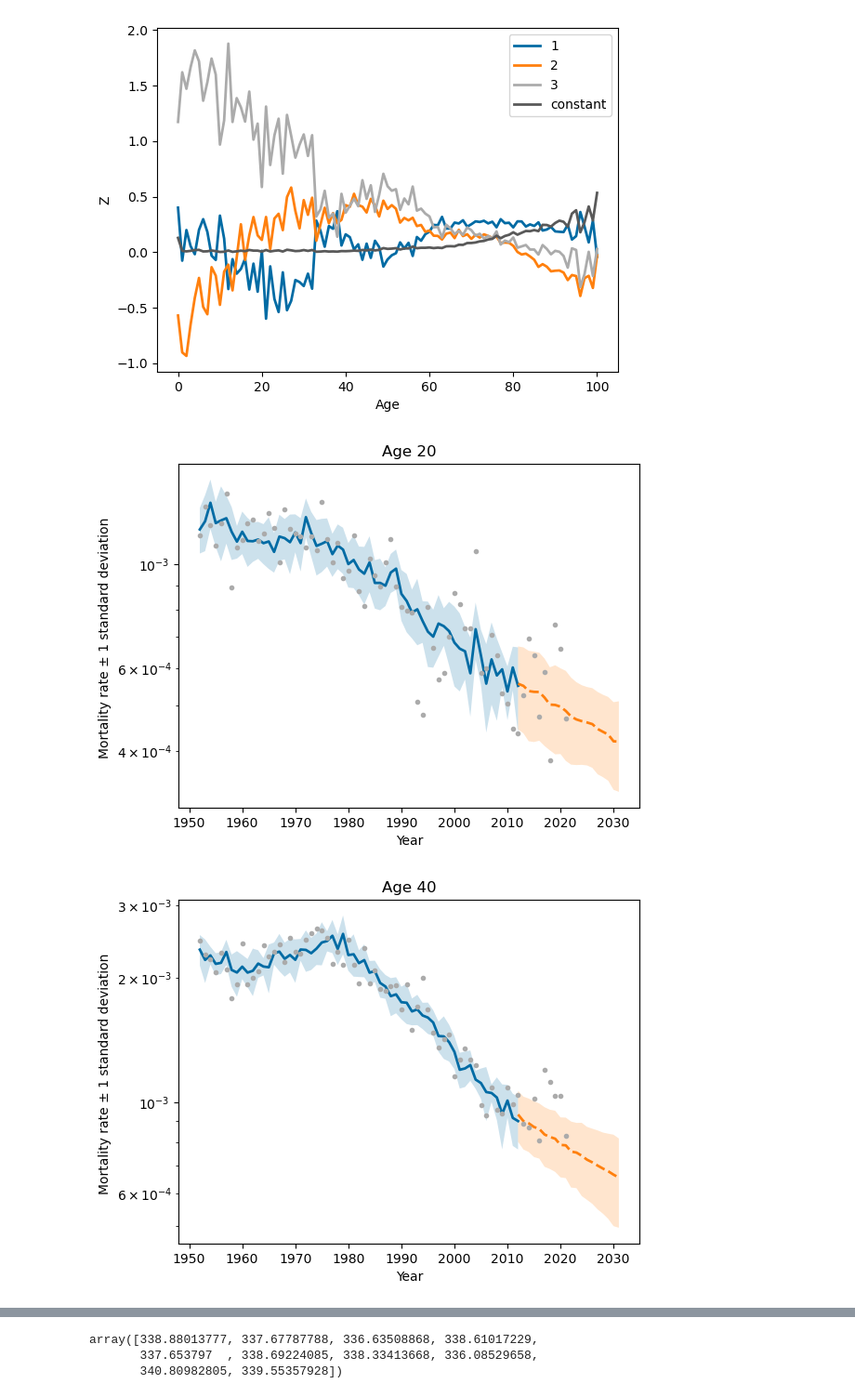
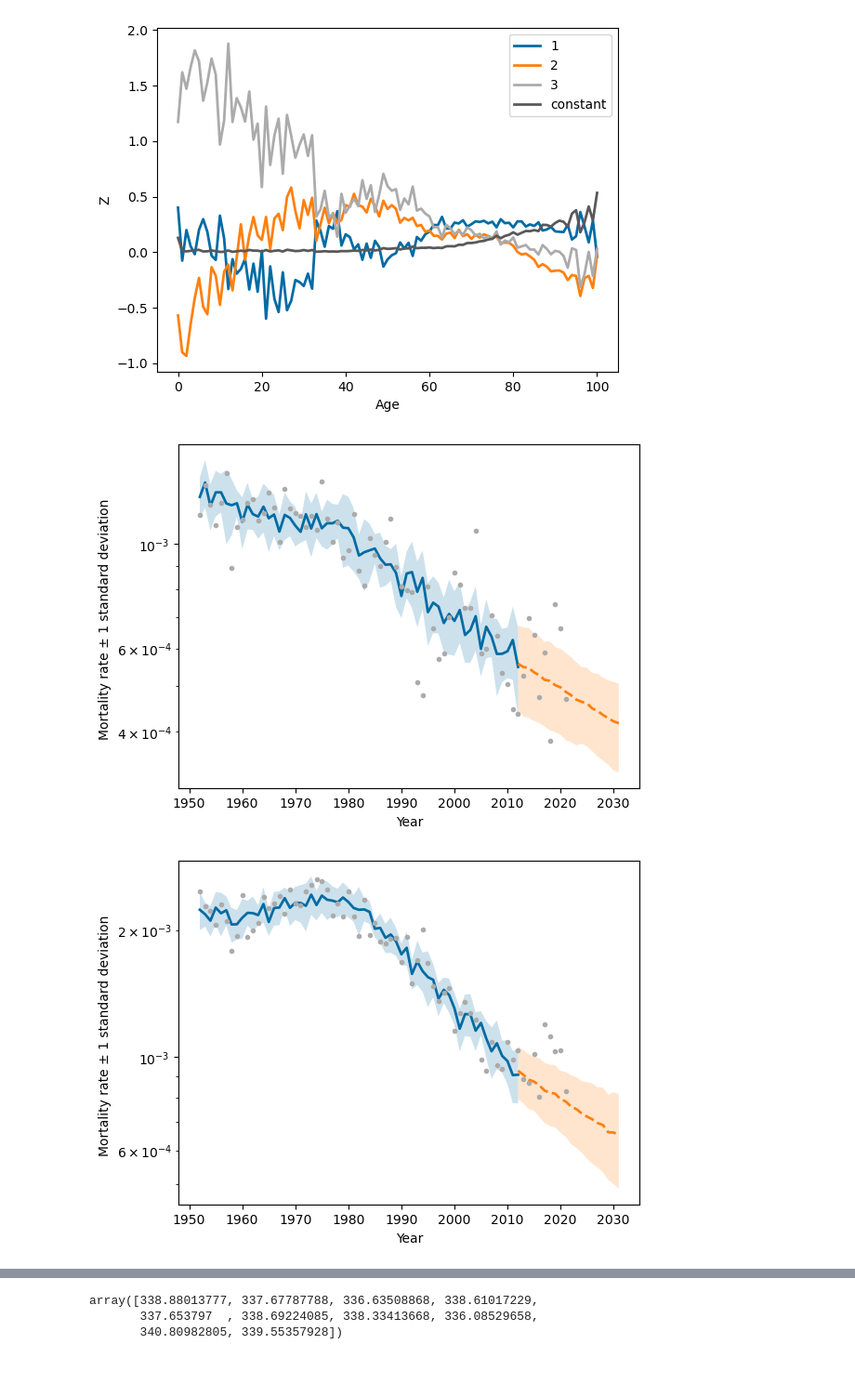
Before and after one commit to LPAndersson/VImortality, a Jupyter notebook: scripts/forecast.ipynb, the cells around one changed output, grey strips where cells are left out. Shown: that part at 93% size. Cells and saved outputs as stored; diff of their text form; code cells hidden in the pictures; blank space fills up the shorter version.

```diff
--- a/scripts/forecast.ipynb
+++ b/scripts/forecast.ipynb
@@ -25,6 +25,8 @@ param = {
 }
 
 model_string = "%s_%d_%d_%s_%d_%d_%d" % (param['country'].name, param['first_year_train'], param['last_year_train'], param['sex'], param['max_age'], param['nn_layers'], param['latent_dim'])
+
+fig_path = "../manuscript/figs/"
 # %% [markdown]
 Load data
 # %%
@@ -86,7 +90,7 @@ fig.savefig("../pics/" + model_string + "latent_trend.pdf", bbox_inches='tight',
 # %%
 plt.style.use('tableau-colorblind10')
 
-ax = plt.gca()
+fig, ax = plt.subplots()
 
 times = [0,
          int((param['last_year_train'] - param['first_year_train'])/2),
@@ -104,7 +108,7 @@ plt.xlabel ('Age')
 plt.ylabel ('Mortality rate, predicted/actual')
 plt.legend(framealpha=1.0, frameon=True);
 
-plt.savefig("../pics/" + model_string + "rateVsAge.pdf", bbox_inches='tight', dpi=300)
+plt.savefig(fig_path + model_string + "rateVsAge.pdf", bbox_inches='tight', dpi=300)
 # %% [output]
 [figure]
 # %%
@@ -138,35 +142,35 @@ for age in ages:
         )
     ax.plot(
         range(param['last_year_train'] +1 ,
               param['last_year_train'] + forecast_length + 1),
               mean_f, '--',
               linewidth = 2
               )
     ax.fill_between(
         range(param['first_year_train'], param['last_year_train'] + 2),
         np.append(mean , mean_f[1]) - np.append(scale , scale_f[1]),
         np.append(mean , mean_f[1]) + np.append(scale , scale_f[1]),
         alpha=0.2
         )
     ax.fill_between(
         range(param['last_year_train'] +1 ,
               param['last_year_train'] + forecast_length + 1),
               mean_f - scale_f,
               mean_f + scale_f,
               alpha=0.2
               )
     ax.plot(
         range(param['first_year_train'],
               param['last_year_test'] + 1),
               deaths_all[:,age]/exposure_all[:,age],
               '.'
               )
 
-    plt.title("Age " + str(age))
+    #plt.title("Age " + str(age))
     plt.yscale('log')
     plt.xlabel ('Year')
-    plt.ylabel ('Mortality rate ± 1 standard deviation ')
-    fig.savefig("../pics/" + model_string + "rateVsTimeAge" + str(age) + ".png", bbox_inches='tight', dpi=300)
+    plt.ylabel ('Mortality rate ± 1 standard deviation')
+    fig.savefig(fig_path+ model_string + "rateVsTimeAge" + str(age) + ".pdf", bbox_inches='tight', dpi=300)
 # %% [output]
-[figure, old version]
+[figure, new version]
-[figure, old version]
+[figure, new version]
```
Also changed, not shown: parts of 6 cells of this notebook, 32 other files.
